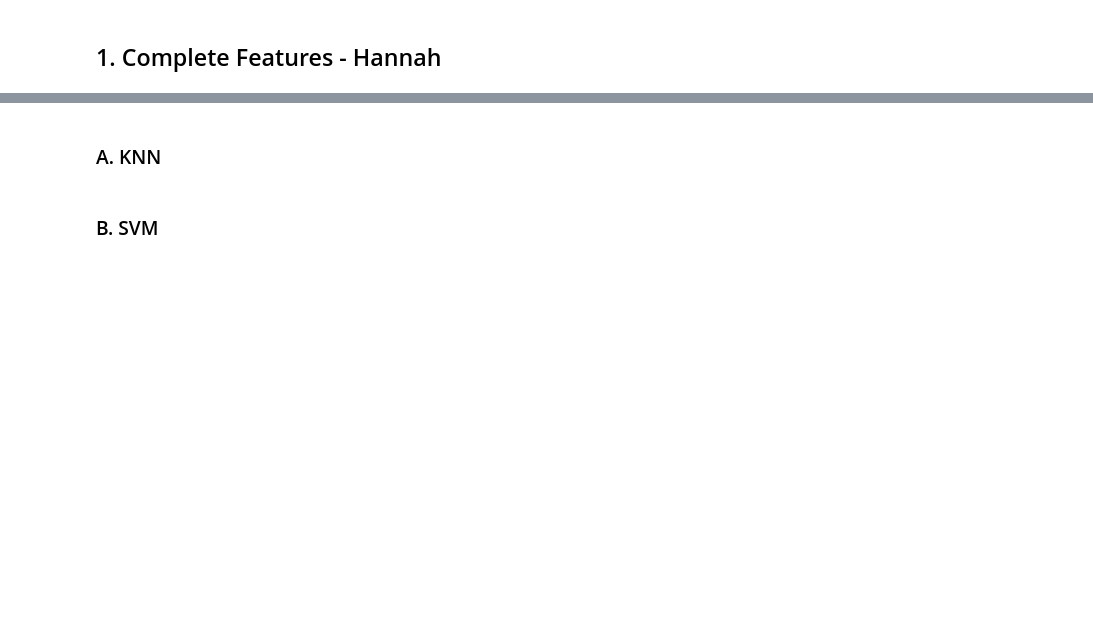
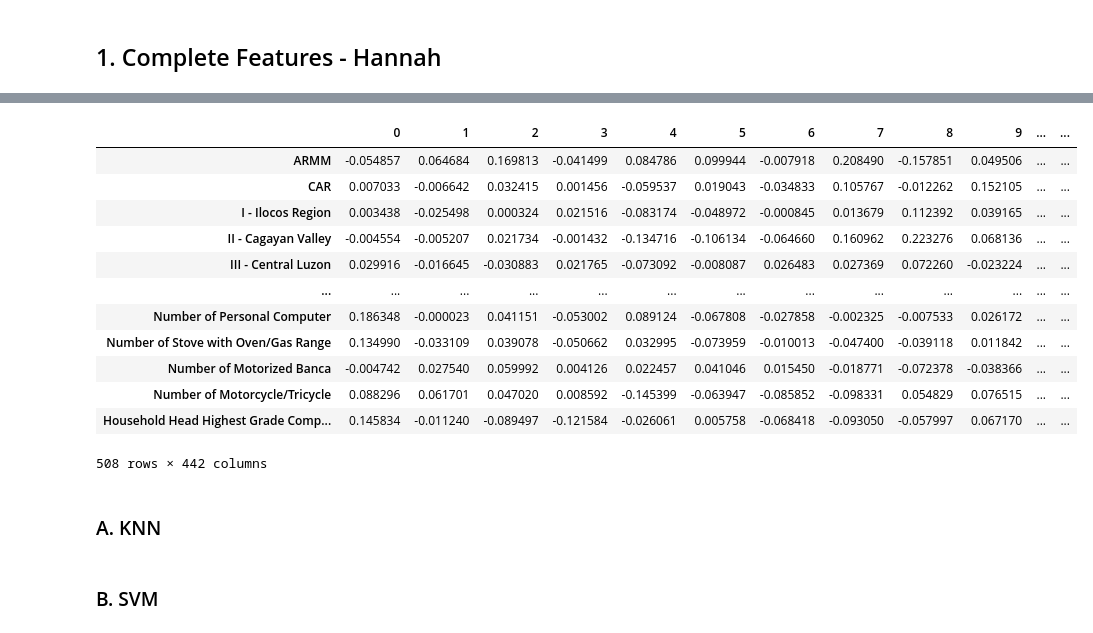
Before and after one commit to hannahrfong/CSC713M, a Jupyter notebook: Investigatory_Project.ipynb, the cells around one changed output, grey strips where cells are left out. Saved outputs shown, nothing was run; the diff lists cells and outputs as text; code cells hidden in the pictures; blank space fills up the shorter version.

```diff
--- a/Investigatory_Project.ipynb
+++ b/Investigatory_Project.ipynb
@@ -868,2 +819,5 @@ encoded_fie_df[ordinal_object_columns[1]] = fie_df[ordinal_object_columns[1]].ma
+# %%
+X = encoded_fie_df.iloc[:, :-1]
+y = encoded_fie_df.iloc[:, -1:].values.ravel()
 # %% [markdown]
 ## 1. Complete Features - Hannah
@@ -869,0 +888,6 @@ encoded_fie_df[ordinal_object_columns[1]] = fie_df[ordinal_object_columns[1]].ma
+# %%
+from sklearn.preprocessing import StandardScaler
+
+scaler = StandardScaler()
+X_scaled = scaler.fit_transform(X)
+X_scaled
@@ -869,0 +968,4 @@ encoded_fie_df[ordinal_object_columns[1]] = fie_df[ordinal_object_columns[1]].ma
+# %%
+pca = PCA(0.95)
+X_pca = pca.fit_transform(X_scaled)
+X_pca.shape
@@ -870,3 +996,19 @@ encoded_fie_df[ordinal_object_columns[1]] = fie_df[ordinal_object_columns[1]].ma
+# %%
+loadings = pd.DataFrame(pca.components_.T, index=X.columns)
+# %% [output]
+|  | 0 | 1 | 2 | 3 | 4 | 5 | 6 | 7 | 8 | 9 | ... | ... |
+| ARMM | -0.054857 | 0.064684 | 0.169813 | -0.041499 | 0.084786 | 0.099944 | -0.007918 | 0.208490 | -0.157851 | 0.049506 | ... | ... |
+| CAR | 0.007033 | -0.006642 | 0.032415 | 0.001456 | -0.059537 | 0.019043 | -0.034833 | 0.105767 | -0.012262 | 0.152105 | ... | ... |
+| I - Ilocos Region | 0.003438 | -0.025498 | 0.000324 | 0.021516 | -0.083174 | -0.048972 | -0.000845 | 0.013679 | 0.112392 | 0.039165 | ... | ... |
+| II - Cagayan Valley | -0.004554 | -0.005207 | 0.021734 | -0.001432 | -0.134716 | -0.106134 | -0.064660 | 0.160962 | 0.223276 | 0.068136 | ... | ... |
+| III - Central Luzon | 0.029916 | -0.016645 | -0.030883 | 0.021765 | -0.073092 | -0.008087 | 0.026483 | 0.027369 | 0.072260 | -0.023224 | ... | ... |
+| ... | ... | ... | ... | ... | ... | ... | ... | ... | ... | ... | ... | ... |
+| Number of Personal Computer | 0.186348 | -0.000023 | 0.041151 | -0.053002 | 0.089124 | -0.067808 | -0.027858 | -0.002325 | -0.007533 | 0.026172 | ... | ... |
+| Number of Stove with Oven/Gas Range | 0.134990 | -0.033109 | 0.039078 | -0.050662 | 0.032995 | -0.073959 | -0.010013 | -0.047400 | -0.039118 | 0.011842 | ... | ... |
+| Number of Motorized Banca | -0.004742 | 0.027540 | 0.059992 | 0.004126 | 0.022457 | 0.041046 | 0.015450 | -0.018771 | -0.072378 | -0.038366 | ... | ... |
+| Number of Motorcycle/Tricycle | 0.088296 | 0.061701 | 0.047020 | 0.008592 | -0.145399 | -0.063947 | -0.085852 | -0.098331 | 0.054829 | 0.076515 | ... | ... |
+| Household Head Highest Grade Comp... | 0.145834 | -0.011240 | -0.089497 | -0.121584 | -0.026061 | 0.005758 | -0.068418 | -0.093050 | -0.057997 | 0.067170 | ... | ... |
+508 rows × 442 columns
 # %% [markdown]
 ### A. KNN
 # %% [markdown]
```
Also changed, not shown: parts of 39 cells of this notebook.
